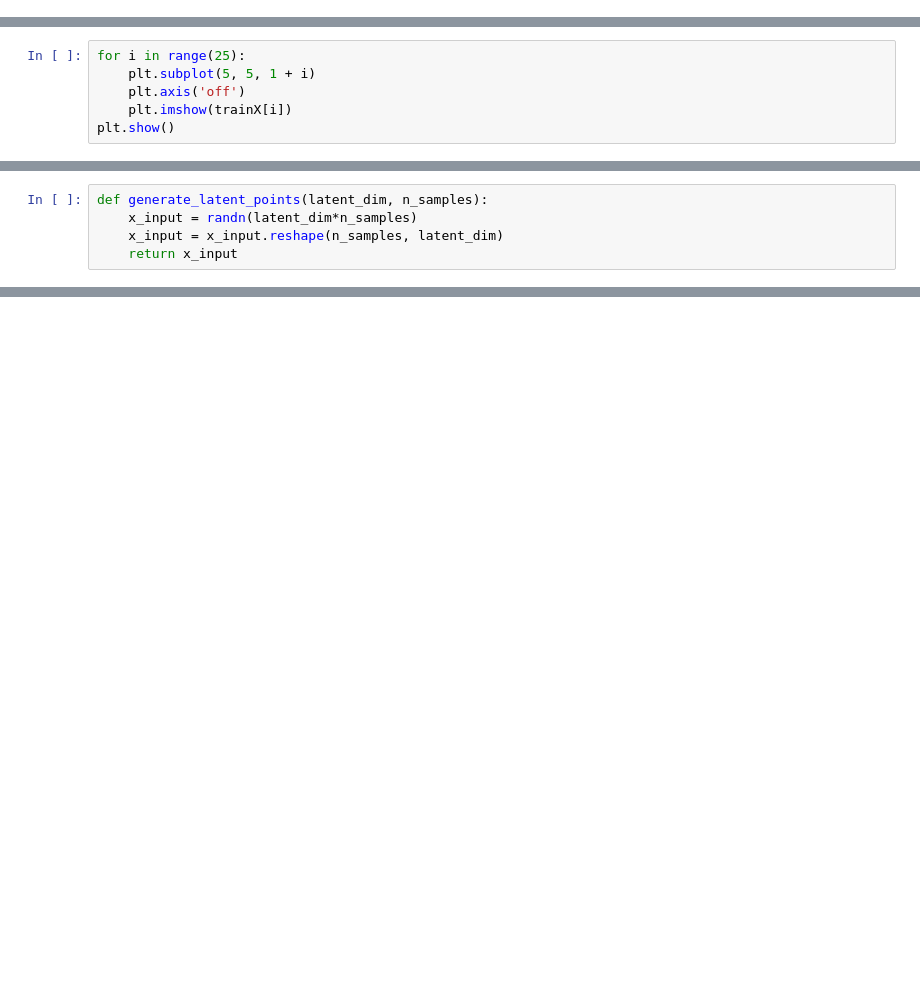
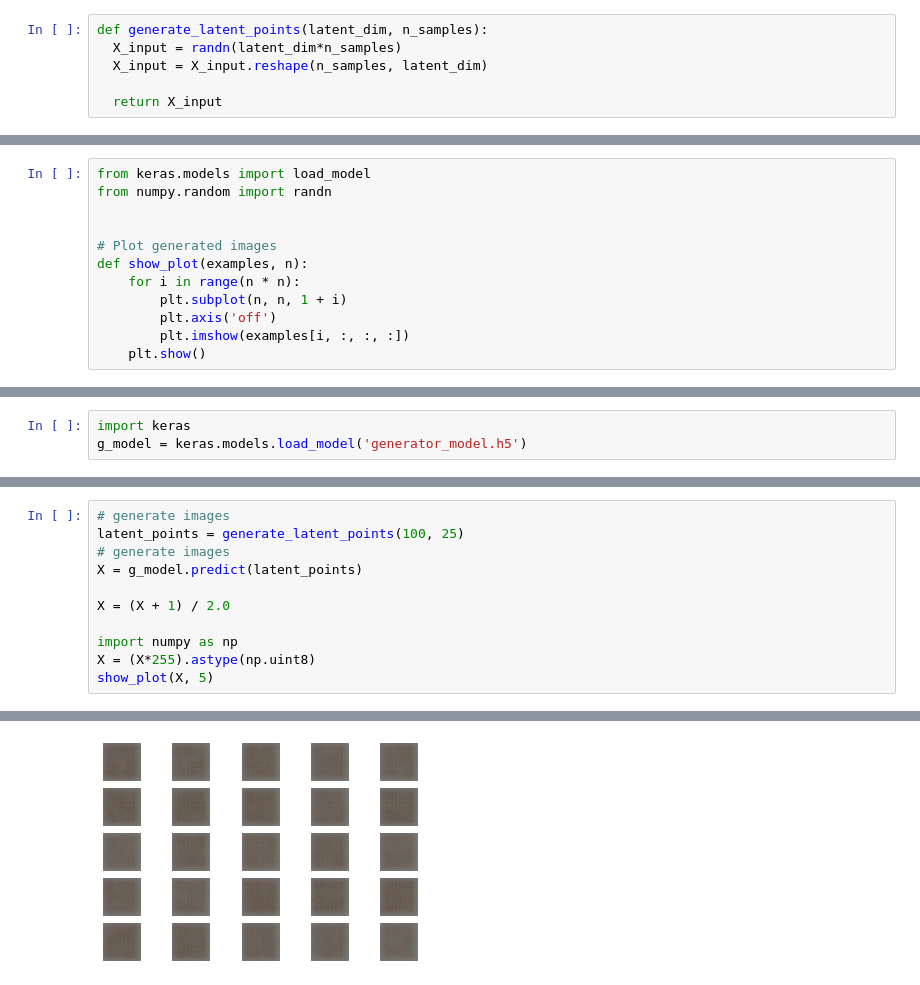
Before and after one commit to MhmudAlpurd/FanFil_CV_Dec2023, a Jupyter notebook: 03-Deep Learning/09/DCGAN.ipynb, the cells around one changed output, grey strips where cells are left out. Drawn from its saved outputs; the diff is of its cells as text; blank space fills up the shorter version.

```diff
--- a/03-Deep Learning/09/DCGAN.ipynb
+++ b/03-Deep Learning/09/DCGAN.ipynb
@@ -27,0 +127,6 @@ To enable them in other operations, rebuild TensorFlow with the appropriate comp
+# %%
+def generate_latent_points(latent_dim, n_samples):
+  X_input = randn(latent_dim*n_samples)
+  X_input = X_input.reshape(n_samples, latent_dim)
+
+  return X_input
@@ -28,6 +189,12 @@ To enable them in other operations, rebuild TensorFlow with the appropriate comp
 # %%
-for i in range(25):
-    plt.subplot(5, 5, 1 + i)
-    plt.axis('off')
-    plt.imshow(trainX[i])
-plt.show()
+from keras.models import load_model
+from numpy.random import randn
+
+
+# Plot generated images
+def show_plot(examples, n):
+    for i in range(n * n):
+        plt.subplot(n, n, 1 + i)
+        plt.axis('off')
+        plt.imshow(examples[i, :, :, :])
+    plt.show()
@@ -134,5 +200,0 @@ def generate_real_samples(dataset, n_samples):
-# %%
-def generate_latent_points(latent_dim, n_samples):
-    x_input = randn(latent_dim*n_samples)
-    x_input = x_input.reshape(n_samples, latent_dim)
-    return x_input
@@ -176,0 +201,3 @@ ValueError: in user code:
+# %%
+import keras
+g_model = keras.models.load_model('generator_model.h5')
@@ -176,0 +206,12 @@ ValueError: in user code:
+# %%
+# generate images
+latent_points = generate_latent_points(100, 25)
+# generate images
+X = g_model.predict(latent_points)
+
+X = (X + 1) / 2.0
+
+import numpy as np
+X = (X*255).astype(np.uint8)
+show_plot(X, 5)
+# %% [output]
@@ -176,0 +219 @@ ValueError: in user code:
+[figure, added]
```
Also changed, not shown: parts of 28 cells of this notebook, 10 other files.
